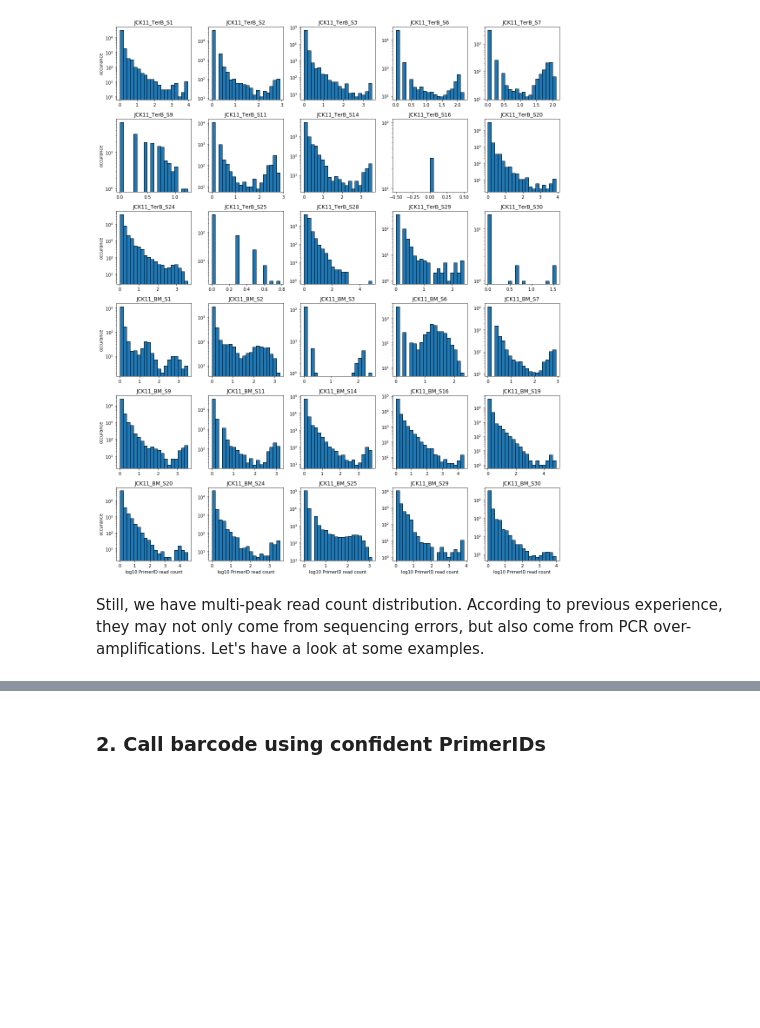
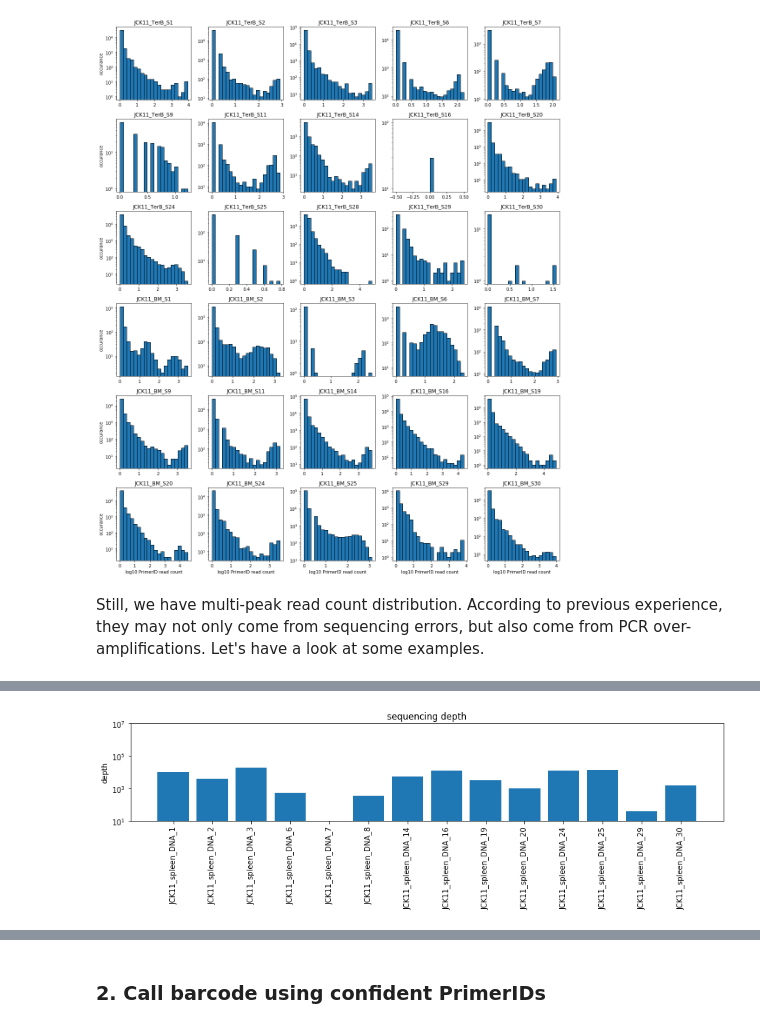
Before and after one commit to Tian-hao/Barcode_NK, a Jupyter notebook: reanalysis.ipynb, the cells around one changed output, grey strips where cells are left out. Cells and saved outputs as stored; diff of their text form; code cells hidden in the pictures; blank space fills up the shorter version.

```diff
--- a/reanalysis.ipynb
+++ b/reanalysis.ipynb
@@ -1077,0 +1165,9 @@ Still, we have multi-peak read count distribution. According to previous experie
+# %%
+reffile = open('barcode/tag_batch7.txt')
+tagdict = {}
+for line in reffile:
+    if '293T' in line: continue
+    line = line.rstrip().rsplit('\t')
+    tagdict[line[0]] = line[1]
+reffile.close()
+tagdict
@@ -1077,0 +1189,30 @@ Still, we have multi-peak read count distribution. According to previous experie
+# %%
+infiles = sorted(glob.glob('barcode/batch7/Undetermined_S0_*.txt'))
+p7dict = {}
+for tag in tagdict:
+    p7dict[tagdict[tag]] = {}
+for infile in infiles:
+    inhandle = open(infile)
+    for line in inhandle:
+        line = line.rstrip().rsplit('\t')
+        tag  = line[0]
+        if tag not in tagdict: continue
+        pid  = line[2]
+        sample = tagdict[tag]
+        if pid not in p7dict[sample]: p7dict[sample][pid] = 0
+        p7dict[sample][pid] += 1
+    inhandle.close()
+# %%
+s7list = list(p7dict.keys())
+depthlist = [sum(p7dict[x].values()) for x in s7list]
+plt.figure(figsize=(12,4))
+plt.bar(s7list,depthlist)
+plt.yscale('log')
+plt.title('sequencing depth')
+plt.xticks(rotation=90)
+plt.ylabel('depth')
+plt.ylim([1e1,1e7])
+plt.tight_layout()
+plt.savefig('sequencing_depth_batch7.png',dpi=600)
+# %% [output]
+[figure, added]
```
Also changed, not shown: parts of 90 cells of this notebook.
